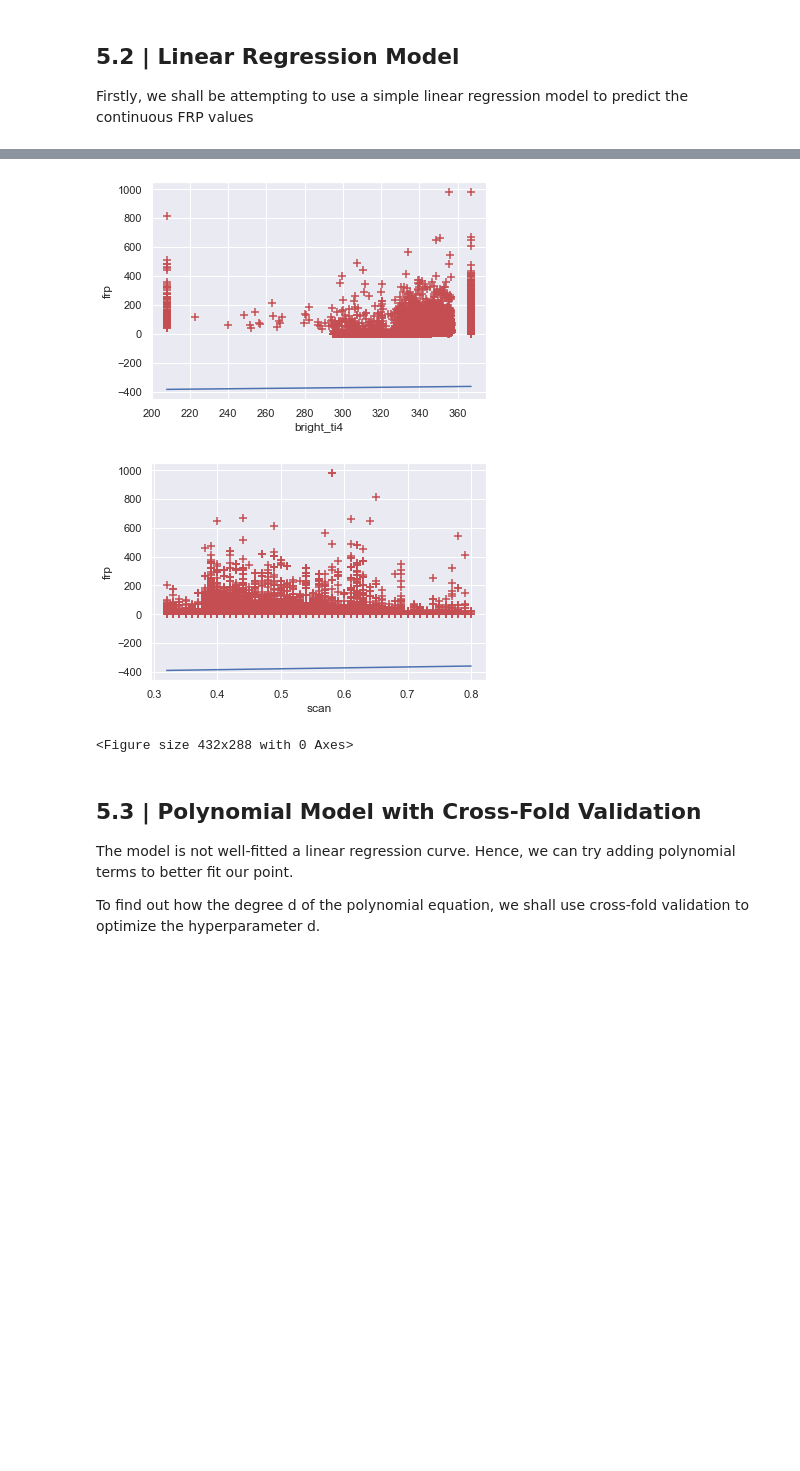
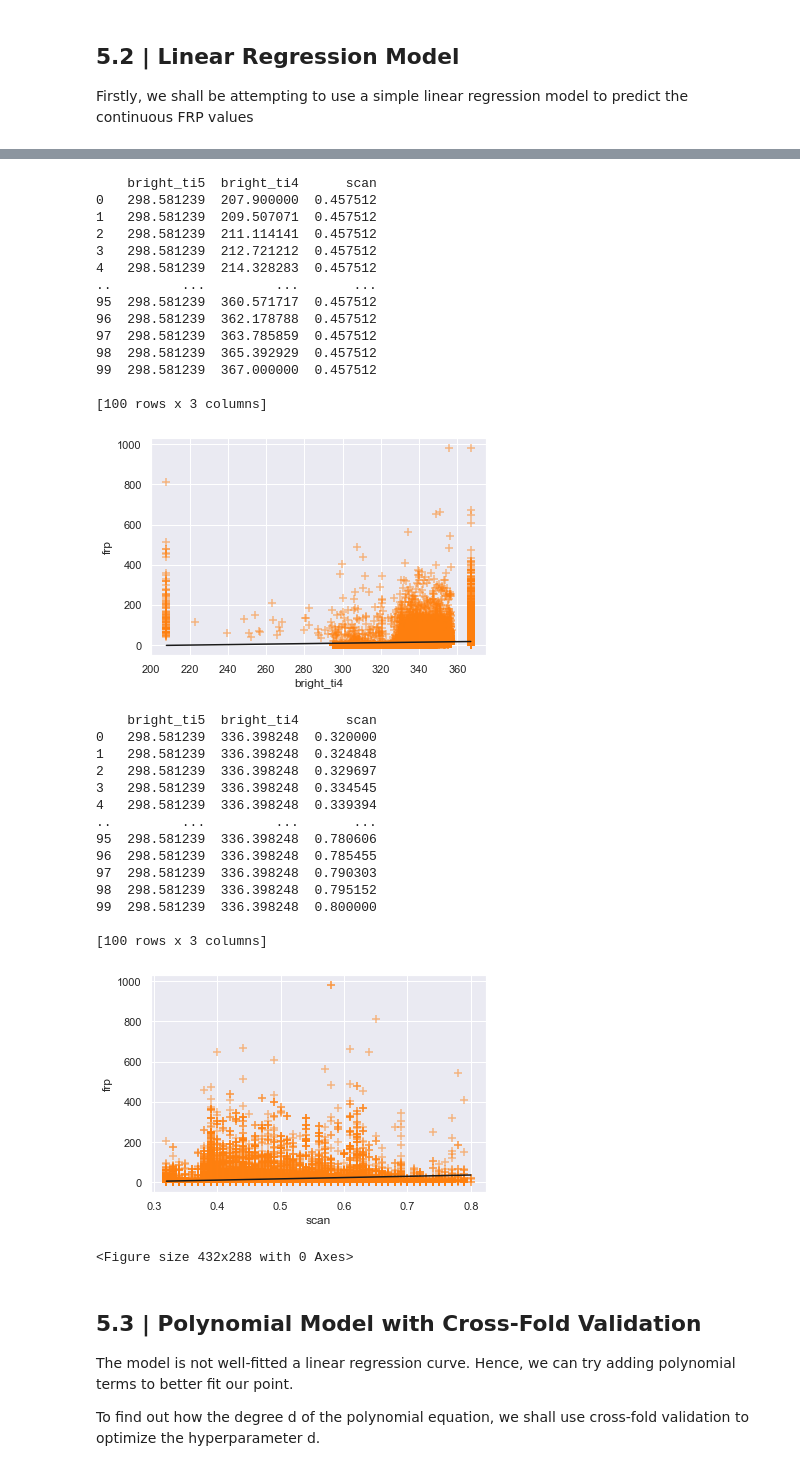
Before and after one commit to xwatermelon/Group3_CE9010_2021, a Jupyter notebook: group3_notebook_CE9010_2021.ipynb, the cells around one changed output, grey strips where cells are left out. Saved outputs shown, nothing was run; the diff lists cells and outputs as text; code cells hidden in the pictures; blank space fills up the shorter version.

```diff
--- a/group3_notebook_CE9010_2021.ipynb
+++ b/group3_notebook_CE9010_2021.ipynb
@@ -1309,19 +1309,24 @@ df_accuracy
 # %%
 def linearviz_withmodel(data_xs, data_y, reg_train):
-    i = 0
+    meancol = data_xs.mean(axis=0).to_frame().transpose()
     for column in data_xs:
+        #for scatter plot
         x= data_xs[column]
-        y = data_y
-        x_pred = np.linspace(min(x),max(x),100)
+        y= data_y
 
-        y_pred = reg_train.coef_[0][i]*x_pred + reg_train.intercept_
-        plt.plot(x_pred,y_pred)
+        #for model line
+        n_line = 100
+        x_pred_line = np.linspace(min(x),max(x),n_line)
+        X_pred = pd.DataFrame(np.repeat(meancol.values,n_line,axis=0),columns = meancol.columns)
+        X_pred[column] = x_pred_line
+        y_pred = reg_train.predict(X_pred)
+        #print(X_pred)
+        plt.plot(x_pred_line,y_pred, c = 'k')
 
-        plt.scatter(x, y, s=60, c='r', marker='+', label='Class0')
+        plt.scatter(x, y, s=60, c='tab:orange', marker='+', alpha =0.5)
         plt.ylabel('frp')
         plt.xlabel(column)
         plt.show()
-        i += 1
         plt.clf()
 
 print("Dataset: Mixed")
@@ -1332,6 +1351,34 @@ Dataset: Mixed
+    bright_ti5  bright_ti4      scan
+0   298.581239  207.900000  0.457512
+1   298.581239  209.507071  0.457512
+2   298.581239  211.114141  0.457512
+3   298.581239  212.721212  0.457512
+4   298.581239  214.328283  0.457512
+..         ...         ...       ...
+95  298.581239  360.571717  0.457512
+96  298.581239  362.178788  0.457512
+97  298.581239  363.785859  0.457512
+98  298.581239  365.392929  0.457512
+99  298.581239  367.000000  0.457512
+
+[100 rows x 3 columns]
-[figure, old version]
+[figure, new version]
+    bright_ti5  bright_ti4      scan
+0   298.581239  336.398248  0.320000
+1   298.581239  336.398248  0.324848
+2   298.581239  336.398248  0.329697
+3   298.581239  336.398248  0.334545
+4   298.581239  336.398248  0.339394
+..         ...         ...       ...
+95  298.581239  336.398248  0.780606
+96  298.581239  336.398248  0.785455
+97  298.581239  336.398248  0.790303
+98  298.581239  336.398248  0.795152
+99  298.581239  336.398248  0.800000
+
+[100 rows x 3 columns]
-[figure, old version]
+[figure, new version]
-<Figure size 432x288 with 0 Axes>
+<Figure size 432x288 with 0 Axes>
 # %% [markdown]
 ## 5.3 | Polynomial Model with Cross-Fold Validation
 
```
Also changed, not shown: parts of 55 cells of this notebook, 10 other files.
